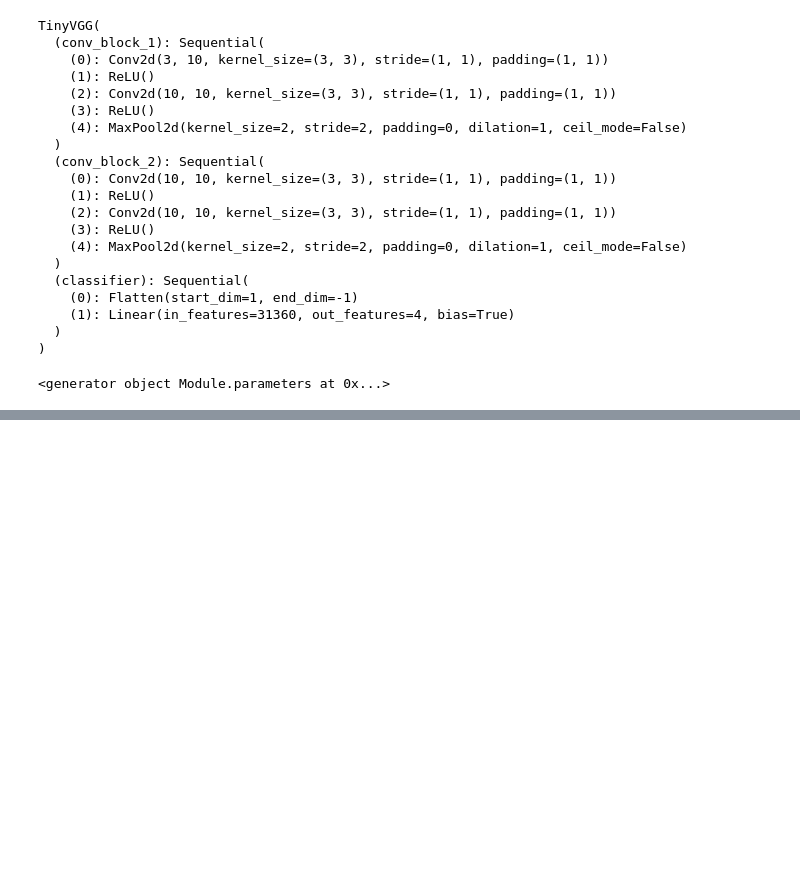
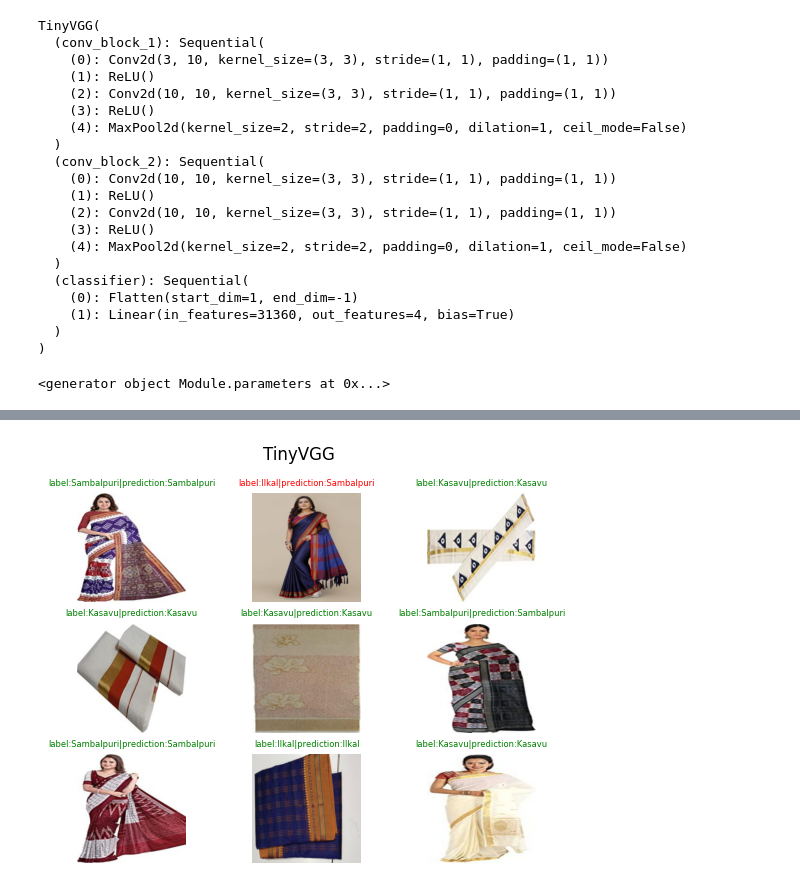
Before and after one commit to sudipniser/ML-Project-SR, a Jupyter notebook: Trial.ipynb, the cells around one changed output, grey strips where cells are left out. Drawn from its saved outputs; the diff is of its cells as text; code cells hidden in the pictures; blank space fills up the shorter version.

```diff
--- a/Trial.ipynb
+++ b/Trial.ipynb
@@ -360,3 +323,29 @@ OrderedDict([('conv_block_1.0.weight',
+# %%
+#Visualising the model
+N=random.randint(0,1000)
+Datlod=DataLoader(test_data,9,True)
+(X,y)=next(iter(Datlod))
+model_0.eval()
+with torch.inference_mode():
+    X=X.to(device)
+    y=y.to(device)
+    y_=torch.argmax(torch.softmax(model_0(X),dim=1),dim=1)
+    for i in range(len(y)):
+        if y_[i]==y[i]:
+            plt.subplot(3,3,i+1)
+            plt.imshow(X[i].to('cpu').squeeze().permute(1,2,0))
+            plt.title(f"label:{class_names[y[i]]}|prediction:{class_names[y_[i]]}",color='g',fontsize=6)
+            plt.axis(False)
+        else:
+            plt.subplot(3,3,i+1)
+            plt.imshow(X[i].to('cpu').squeeze().permute(1,2,0))
+            plt.title(f"label:{class_names[y[i]]}|prediction:{class_names[y_[i]]}",color='r',fontsize=6)
+            plt.axis(False)
+
+plt.suptitle(f"TinyVGG")
+plt.show()
+# %% [output]
+[figure, added]
 # %%
 #saving the state dict
 from pathlib import Path
```
Also changed, not shown: parts of 13 cells of this notebook, 1 other file.
